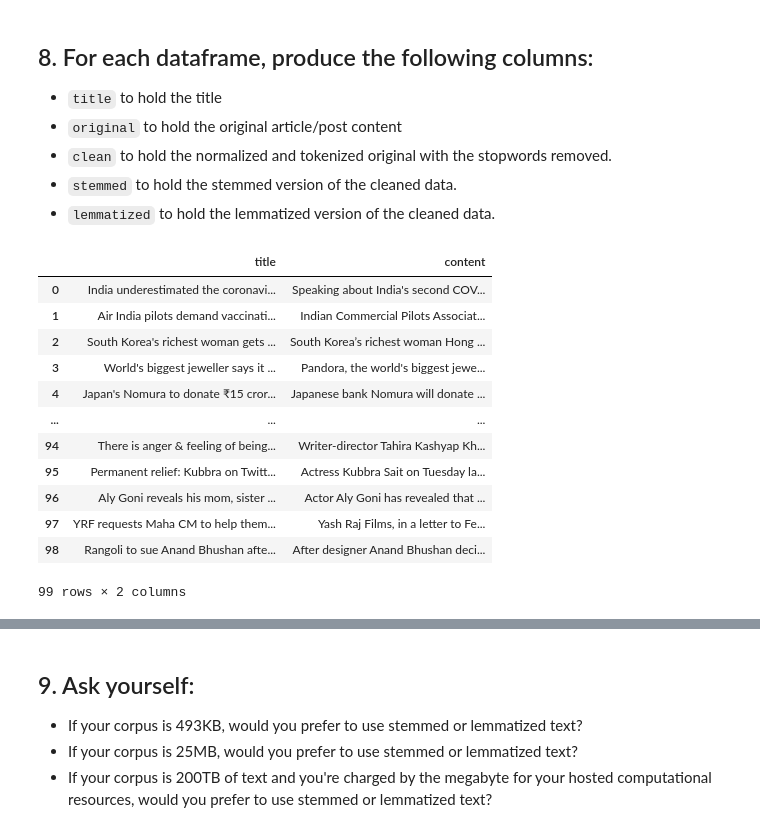
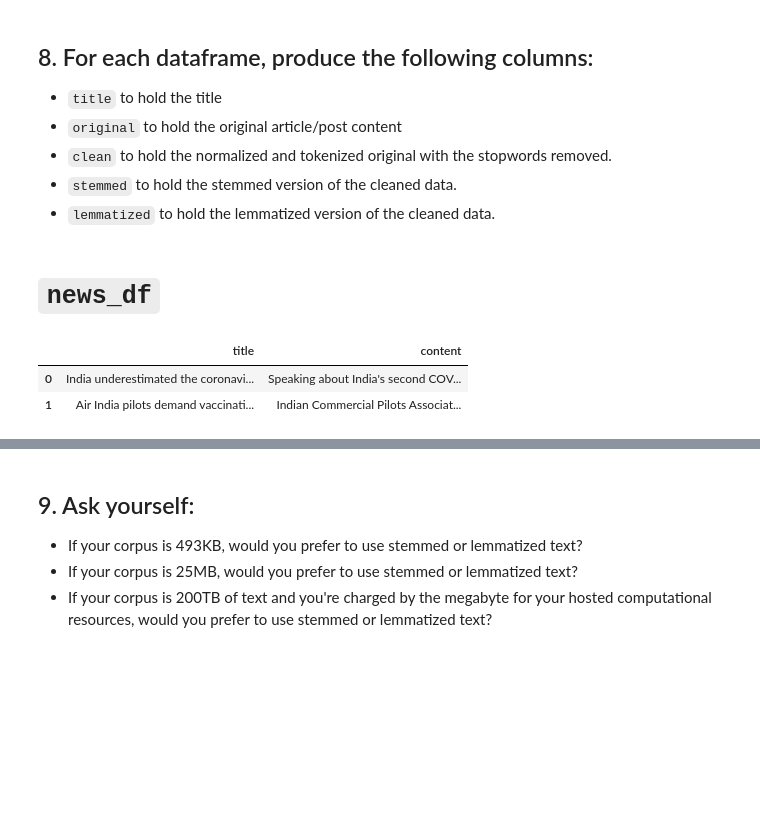
Before and after one commit to o0amandagomez0o/natural-language-processing, a Jupyter notebook: prepare_exercises.ipynb, the cells around one changed output, grey strips where cells are left out. Cells and saved outputs as stored; diff of their text form; code cells hidden in the pictures; blank space fills up the shorter version.

```diff
--- a/prepare_exercises.ipynb
+++ b/prepare_exercises.ipynb
@@ -233,22 +236,14 @@ codeup_df.head(2)
 - `clean` to hold the normalized and tokenized original with the stopwords removed.
 - `stemmed` to hold the stemmed version of the cleaned data.
 - `lemmatized` to hold the lemmatized version of the cleaned data.
+# %% [markdown]
+# `news_df`
 # %%
 news_df = p.remove_columns(news_df, cols_to_remove=["category"])
-news_df
+news_df.head(2)
 # %% [output]
 |  | title | content |
 | 0 | India underestimated the coronavi... | Speaking about India's second COV... |
 | 1 | Air India pilots demand vaccinati... | Indian Commercial Pilots Associat... |
-| 2 | South Korea's richest woman gets ... | South Korea’s richest woman Hong ... |
-| 3 | World's biggest jeweller says it ... | Pandora, the world's biggest jewe... |
-| 4 | Japan's Nomura to donate ₹15 cror... | Japanese bank Nomura will donate ... |
-| ... | ... | ... |
-| 94 | There is anger & feeling of being... | Writer-director Tahira Kashyap Kh... |
-| 95 | Permanent relief: Kubbra on Twitt... | Actress Kubbra Sait on Tuesday la... |
-| 96 | Aly Goni reveals his mom, sister ... | Actor Aly Goni has revealed that ... |
-| 97 | YRF requests Maha CM to help them... | Yash Raj Films, in a letter to Fe... |
-| 98 | Rangoli to sue Anand Bhushan afte... | After designer Anand Bhushan deci... |
-99 rows × 2 columns
 # %%
 news_df = news_df.rename(columns={"content": "original"})
```
Also changed, not shown: parts of 10 cells of this notebook, 1 other file.
